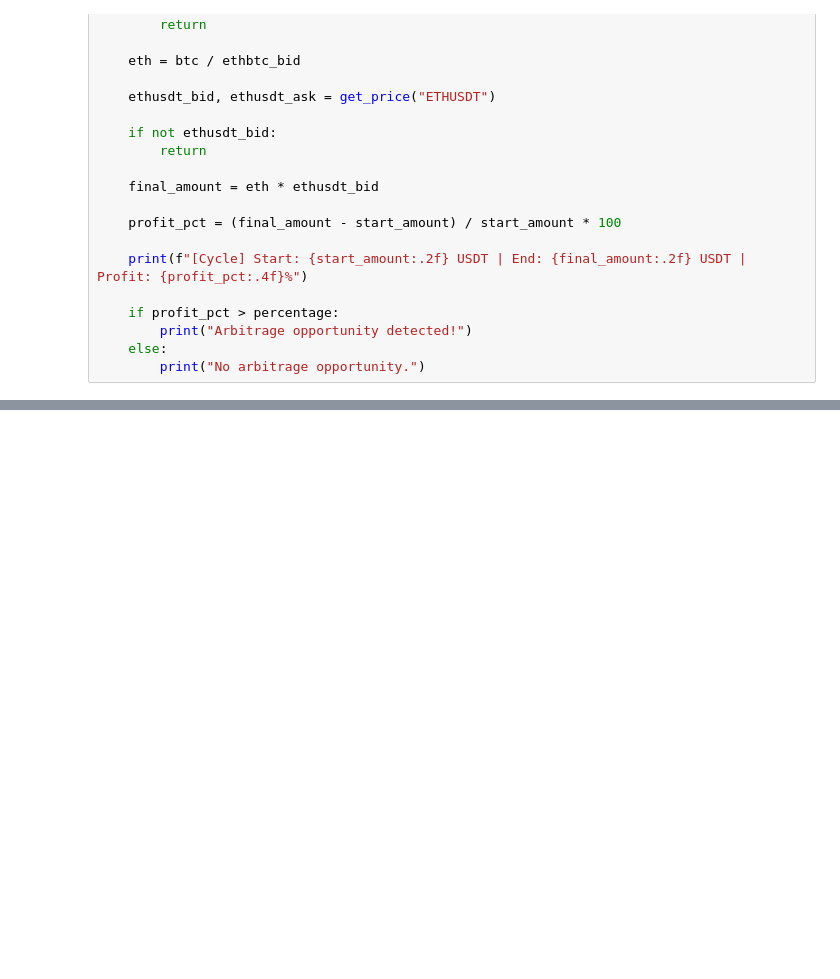
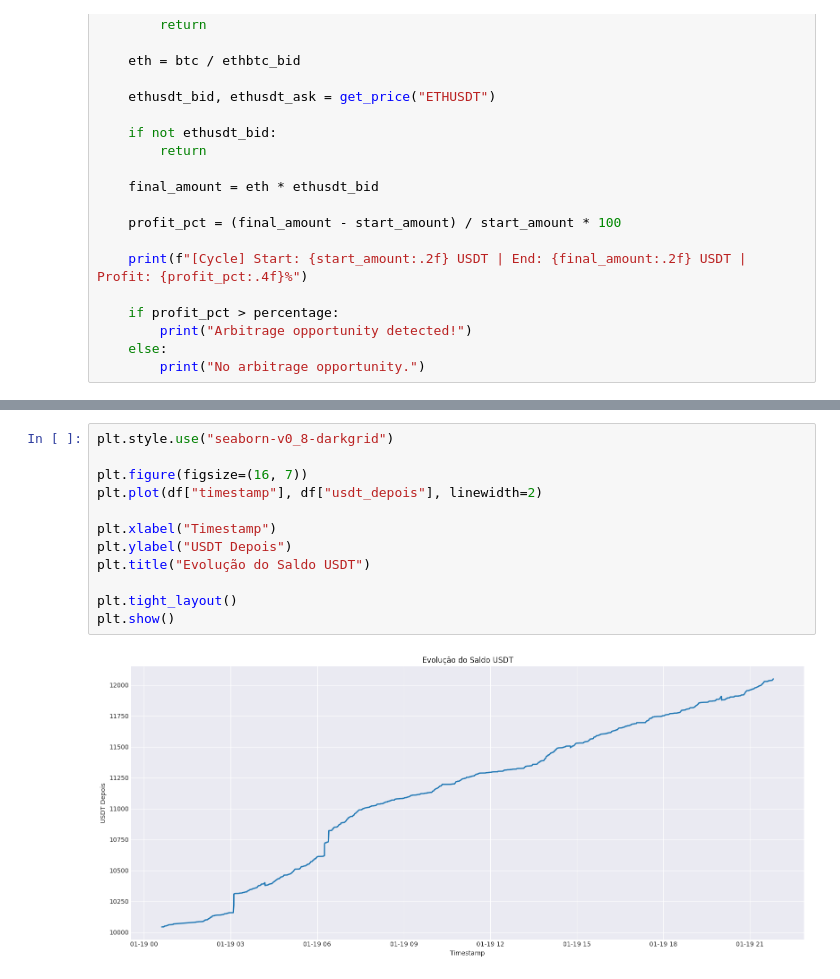
Before and after one commit to fabiomattes2016/bot_triangulacao_binance, a Jupyter notebook: teste.ipynb, the cells around one changed output, grey strips where cells are left out. Cells and saved outputs as stored; diff of their text form; blank space fills up the shorter version.

```diff
--- a/teste.ipynb
+++ b/teste.ipynb
@@ -58,0 +89,14 @@ df
+# %%
+plt.style.use("seaborn-v0_8-darkgrid")
+
+plt.figure(figsize=(16, 7))
+plt.plot(df["timestamp"], df["usdt_depois"], linewidth=2)
+
+plt.xlabel("Timestamp")
+plt.ylabel("USDT Depois")
+plt.title("Evolução do Saldo USDT")
+
+plt.tight_layout()
+plt.show()
+# %% [output]
+[figure, added]
```
Also changed, not shown: parts of 6 cells of this notebook, 2 other files.
